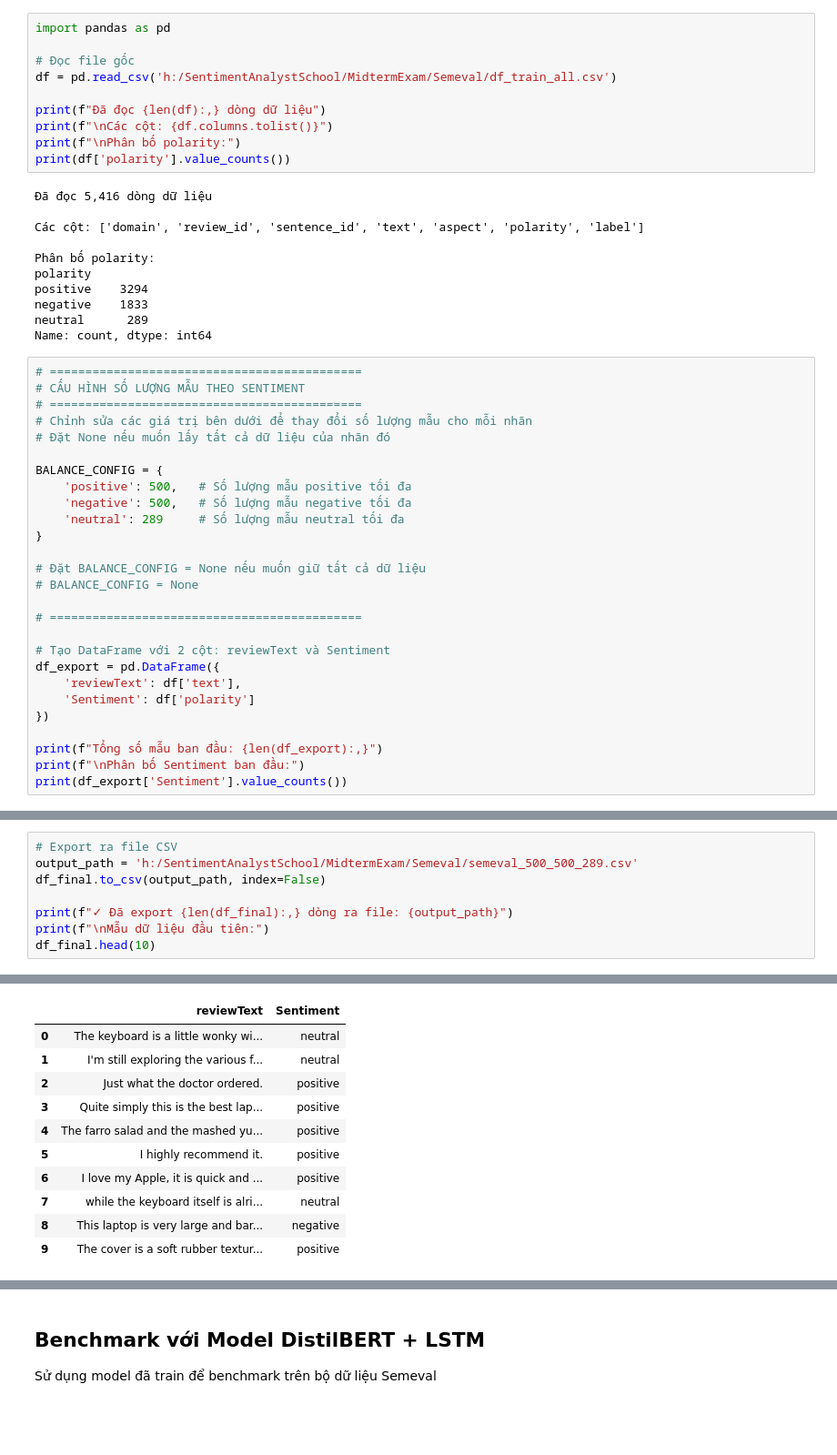
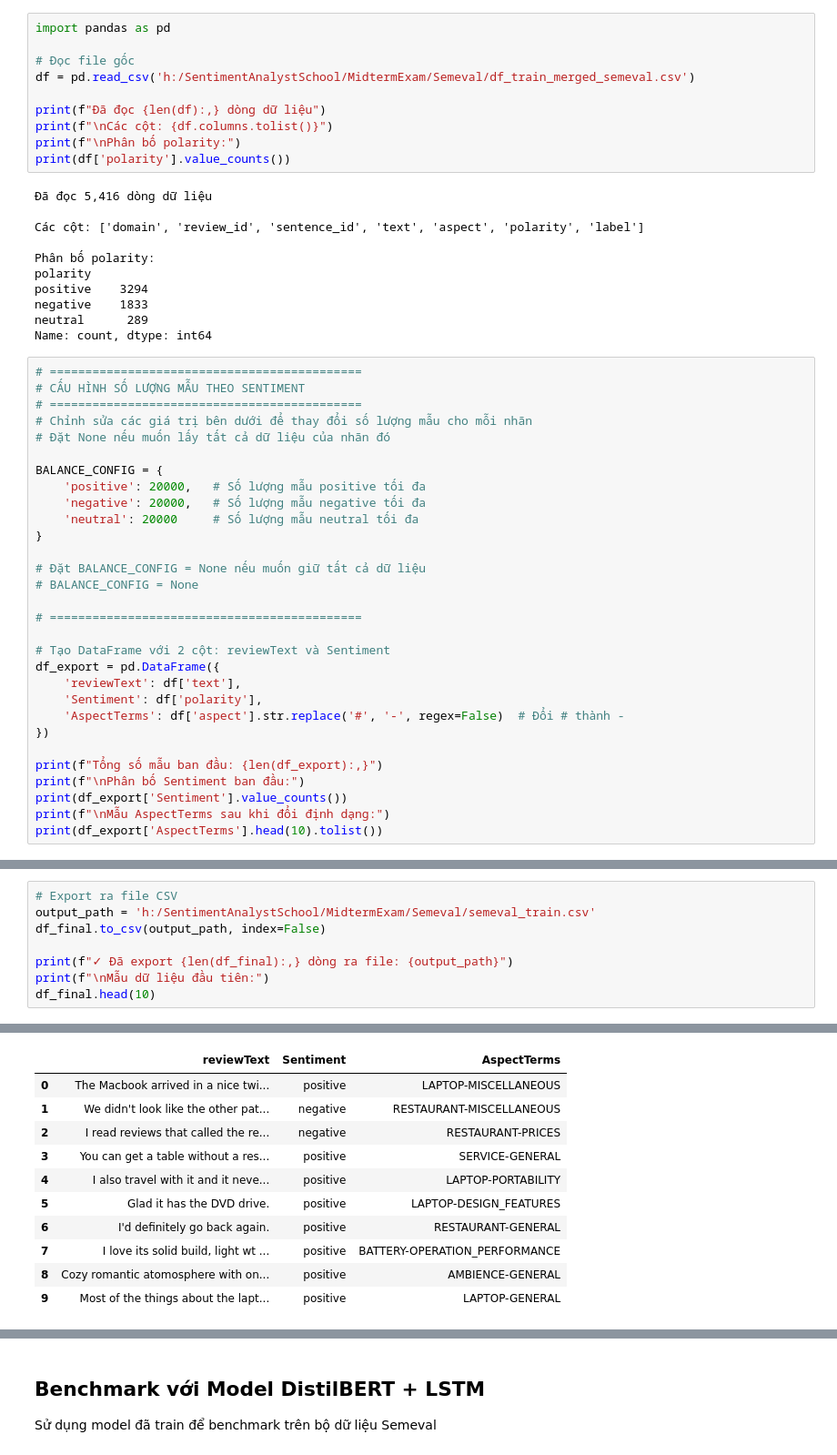
Before and after one commit to VietHoang0805/SentimentAnalystSchool, a Jupyter notebook: MidtermExam/SemevalProcess.ipynb, the cells around one changed output, grey strips where cells are left out. Shown: that part at 91% size. Cells and saved outputs as stored; diff of their text form; blank space fills up the shorter version.

```diff
--- a/MidtermExam/SemevalProcess.ipynb
+++ b/MidtermExam/SemevalProcess.ipynb
@@ -2,7 +468,7 @@
 import pandas as pd
 
 # Đọc file gốc
-df = pd.read_csv('h:/SentimentAnalystSchool/MidtermExam/Semeval/df_train_all.csv')
+df = pd.read_csv('h:/SentimentAnalystSchool/MidtermExam/Semeval/df_train_merged_semeval.csv')
 
 print(f"Đã đọc {len(df):,} dòng dữ liệu")
 print(f"\nCác cột: {df.columns.tolist()}")
@@ -27,9 +493,9 @@ Name: count, dtype: int64
 # Đặt None nếu muốn lấy tất cả dữ liệu của nhãn đó
 
 BALANCE_CONFIG = {
-    'positive': 500,   # Số lượng mẫu positive tối đa
-    'negative': 500,   # Số lượng mẫu negative tối đa
-    'neutral': 289     # Số lượng mẫu neutral tối đa
+    'positive': 20000,   # Số lượng mẫu positive tối đa
+    'negative': 20000,   # Số lượng mẫu negative tối đa
+    'neutral': 20000     # Số lượng mẫu neutral tối đa
 }
 
 # Đặt BALANCE_CONFIG = None nếu muốn giữ tất cả dữ liệu
@@ -40,12 +506,15 @@ BALANCE_CONFIG = {
 # Tạo DataFrame với 2 cột: reviewText và Sentiment
 df_export = pd.DataFrame({
     'reviewText': df['text'],
-    'Sentiment': df['polarity']
+    'Sentiment': df['polarity'],
+    'AspectTerms': df['aspect'].str.replace('#', '-', regex=False)  # Đổi # thành -
 })
 
 print(f"Tổng số mẫu ban đầu: {len(df_export):,}")
 print(f"\nPhân bố Sentiment ban đầu:")
 print(df_export['Sentiment'].value_counts())
+print(f"\nMẫu AspectTerms sau khi đổi định dạng:")
+print(df_export['AspectTerms'].head(10).tolist())
 # %% [output]
 Tổng số mẫu ban đầu: 5,416
 
@@ -102,7 +574,7 @@ neutral     289
 Name: count, dtype: int64
 # %%
 # Export ra file CSV
-output_path = 'h:/SentimentAnalystSchool/MidtermExam/Semeval/semeval_500_500_289.csv'
+output_path = 'h:/SentimentAnalystSchool/MidtermExam/Semeval/semeval_train.csv'
 df_final.to_csv(output_path, index=False)
 
 print(f"✓ Đã export {len(df_final):,} dòng ra file: {output_path}")
@@ -113,13 +585,13 @@ df_final.head(10)
 
 Mẫu dữ liệu đầu tiên:
-|  | reviewText | Sentiment |
-| 0 | The keyboard is a little wonky wi... | neutral |
-| 1 | I'm still exploring the various f... | neutral |
-| 2 | Just what the doctor ordered. | positive |
-| 3 | Quite simply this is the best lap... | positive |
-| 4 | The farro salad and the mashed yu... | positive |
-| 5 | I highly recommend it. | positive |
-| 6 | I love my Apple, it is quick and ... | positive |
-| 7 | while the keyboard itself is alri... | neutral |
-| 8 | This laptop is very large and bar... | negative |
-| 9 | The cover is a soft rubber textur... | positive |
+|  | reviewText | Sentiment | AspectTerms |
+| 0 | The Macbook arrived in a nice twi... | positive | LAPTOP-MISCELLANEOUS |
+| 1 | We didn't look like the other pat... | negative | RESTAURANT-MISCELLANEOUS |
+| 2 | I read reviews that called the re... | negative | RESTAURANT-PRICES |
+| 3 | You can get a table without a res... | positive | SERVICE-GENERAL |
+| 4 | I also travel with it and it neve... | positive | LAPTOP-PORTABILITY |
+| 5 | Glad it has the DVD drive. | positive | LAPTOP-DESIGN_FEATURES |
+| 6 | I'd definitely go back again. | positive | RESTAURANT-GENERAL |
+| 7 | I love its solid build, light wt ... | positive | BATTERY-OPERATION_PERFORMANCE |
+| 8 | Cozy romantic atomosphere with on... | positive | AMBIENCE-GENERAL |
+| 9 | Most of the things about the lapt... | positive | LAPTOP-GENERAL |
```
Also changed, not shown: parts of 16 cells of this notebook, 15 other files.
